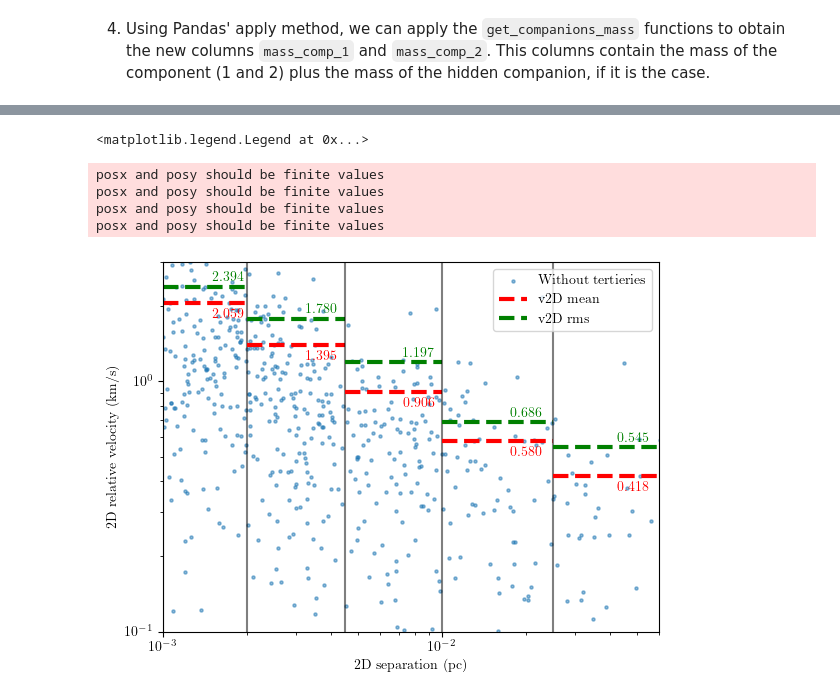
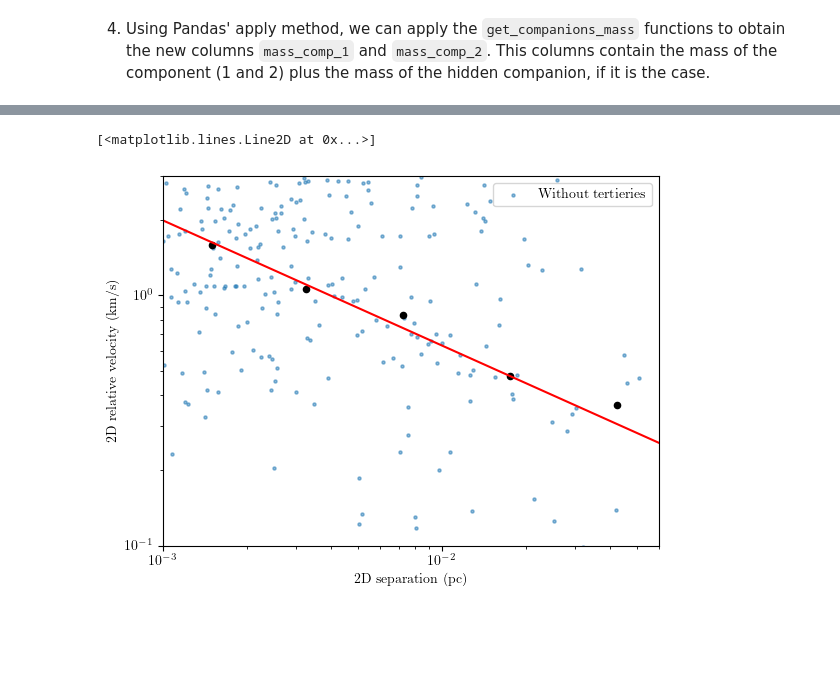
Before and after one commit to aaguayoo/binary-statistics, a Jupyter notebook: python/notebooks/hidden_tertiaries.ipynb, the cells around one changed output, grey strips where cells are left out. Cells and saved outputs as stored; diff of their text form; code cells hidden in the pictures; blank space fills up the shorter version.

```diff
--- a/python/notebooks/hidden_tertiaries.ipynb
+++ b/python/notebooks/hidden_tertiaries.ipynb
@@ -222,3 +222,6 @@ new_binary_dataframe["vp_y"] = new_binary_dataframe.apply(lambda x: x.v3D_tert*n
+# %%
+new_binary_dataframe["vp_x"] = new_binary_dataframe.apply(lambda x: -x.v3D_notert*np.sin(x.phi), axis=1)
+new_binary_dataframe["vp_y"] = new_binary_dataframe.apply(lambda x: x.v3D_notert*np.cos(x.i_angle)*np.cos(x.phi), axis=1)
 # %%
 new_binary_dataframe["delta_l"] = new_binary_dataframe.apply(lambda x: x.r_3D * np.sin(x.i_angle) * np.sin(x.phi), axis=1)
 # %%
@@ -329,9 +331,11 @@ for index, bin_ in enumerate(bins[1:]):
     bines.append(mask)
 
 mean = []
+median = []
 rms = []
 for vel_bins in bines[:]:
     mean.append(np.nanmean(vel_bins))
+    median.append(np.nanmedian(vel_bins))
     rms.append(np.sqrt(np.nanmean(vel_bins**2)))
 # %%
 fig, ax = plt.subplots()
@@ -342,14 +346,21 @@ plt.yscale("log")
 ax.set_xlabel("2D separation (pc)")
 ax.set_ylabel("2D relative velocity (km/s)")
 ax.set_xlim(0.001,6e-2)
-ax.set_ylim(0.1,3)
+#ax.set_ylim(0.1,3)
 ax.hlines(mean[index], bins[0], bins[1], color="red", linestyles="dashed", linewidth=3, label="v2D mean")
+#ax.hlines(median[index], bins[0], bins[1], color="orange", linestyles="dashed", linewidth=3, label="v2D median")
 ax.hlines(rms[index], bins[0], bins[1], color="green", linestyles="dashed", linewidth=3, label="v2D rms")
 for index, bin_ in enumerate(bins[1:]):
-    ax.vlines(bins[index], 0.1, 3, color="black", alpha=0.5)
-    ax.hlines(mean[index], bins[index], bins[index+1], color="red", linestyles="dashed", linewidth=3)
-    ax.text((bins[index+1]+bins[index])/2, 0.87*mean[index], f"{mean[index]:.3f}", color="red")
-    ax.hlines(rms[index], bins[index], bins[index+1], color="green", linestyles="dashed", linewidth=3)
-    ax.text((bins[index+1]+bins[index])/2, 1.05*rms[index], f"{rms[index]:.3f}", color="green")
+    #ax.vlines(bins[index], 0.1, 3, color="black", alpha=0.5)
+    #ax.hlines(mean[index], bins[index], bins[index+1], color="red", linestyles="dashed", linewidth=3)
+    #ax.text((bins[index+1]+bins[index])/2, 0.87*mean[index], f"{mean[index]:.3f}", color="red")
+    #ax.scatter((bins[index+1]+bins[index])/2, mean[index], 20, color="black")
+    ax.scatter((bins[index+1]+bins[index])/2, median[index], 20, color="black")
+    #ax.hlines(median[index], bins[index], bins[index+1], color="orange", linestyles="dashed", linewidth=3)
+    #ax.text((bins[index+1]+bins[index])/2, 0.87*median[index], f"{median[index]:.3f}", color="orange")
+    #ax.hlines(rms[index], bins[index], bins[index+1], color="green", linestyles="dashed", linewidth=3)
+    #ax.text((bins[index+1]+bins[index])/2, 1.05*rms[index], f"{rms[index]:.3f}", color="green")
 plt.legend()
+x = np.linspace(0.001,6e-2,1000)
+ax.plot(x, 0.061*x**(-0.5), color="red")
 # %% [output]
@@ -368,33 +375,34 @@ for index, bin_ in enumerate(bins[1:]):
     bines.append(mask)
 
 mean = []
+median = []
 rms = []
 for vel_bins in bines[:]:
     mean.append(np.nanmean(vel_bins))
+    median.append(np.nanmedian(vel_bins))
     rms.append(np.sqrt(np.nanmean(vel_bins**2)))
 # %%
 fig, ax = plt.subplots()
 #ax.scatter(new_binary_dataframe["r"],np.sqrt(new_binary_dataframe["vp_x"]**2 + new_binary_dataframe["vp_y"]**2),alpha=0.5, label="Without hidden")
-ax.scatter(new_binary_dataframe["r"],new_binary_dataframe["v2D_no_tertiaries"], s=5, alpha=0.5, label = "Without tertieries")
+ax.scatter(new_binary_dataframe["r"],new_binary_dataframe["v2D_tertiaries"], s=5, alpha=0.5, label = "Without tertieries")
 plt.xscale("log")
 plt.yscale("log")
 ax.set_xlabel("2D separation (pc)")
 ax.set_ylabel("2D relative velocity (km/s)")
 ax.set_xlim(0.001,6e-2)
 ax.set_ylim(0.1,3)
-ax.hlines(mean[index], bins[0], bins[1], color="red", linestyles="dashed", linewidth=3, label="v2D mean")
-ax.hlines(rms[index], bins[0], bins[1], color="green", linestyles="dashed", linewidth=3, label="v2D rms")
+#ax.hlines(mean[index], bins[0], bins[1], color="red", linestyles="dashed", linewidth=3, label="v2D mean")
+#ax.hlines(rms[index], bins[0], bins[1], color="green", linestyles="dashed", linewidth=3, label="v2D rms")
 for index, bin_ in enumerate(bins[1:]):
-    ax.vlines(bins[index], 0.1, 3, color="black", alpha=0.5)
-    ax.hlines(mean[index], bins[index], bins[index+1], color="red", linestyles="dashed", linewidth=3)
-    ax.text((bins[index+1]+bins[index])/2, 0.87*mean[index], f"{mean[index]:.3f}", color="red")
-    ax.hlines(rms[index], bins[index], bins[index+1], color="green", linestyles="dashed", linewidth=3)
-    ax.text((bins[index+1]+bins[index])/2, 1.05*rms[index], f"{rms[index]:.3f}", color="green")
+    #ax.vlines(bins[index], 0.1, 3, color="black", alpha=0.5)
+    #ax.hlines(mean[index], bins[index], bins[index+1], color="red", linestyles="dashed", linewidth=3)
+    #ax.text((bins[index+1]+bins[index])/2, 0.87*mean[index], f"{mean[index]:.3f}", color="red")
+    #ax.hlines(rms[index], bins[index], bins[index+1], color="green", linestyles="dashed", linewidth=3)
+    #ax.text((bins[index+1]+bins[index])/2, 1.05*rms[index], f"{rms[index]:.3f}", color="green")
+    ax.scatter((bins[index+1]+bins[index])/2, median[index], 20, color="black")
 plt.legend()
+x = np.linspace(0.001,6e-2,1000)
+ax.plot(x, 0.063*x**(-0.5), color="red")
 # %% [output]
-<matplotlib.legend.Legend at 0x...>
+[<matplotlib.lines.Line2D at 0x...>]
-posx and posy should be finite values
-posx and posy should be finite values
-posx and posy should be finite values
-posx and posy should be finite values
-[figure, old version]
+[figure, new version]
```
Also changed, not shown: parts of 12 cells of this notebook, 1 other file.
